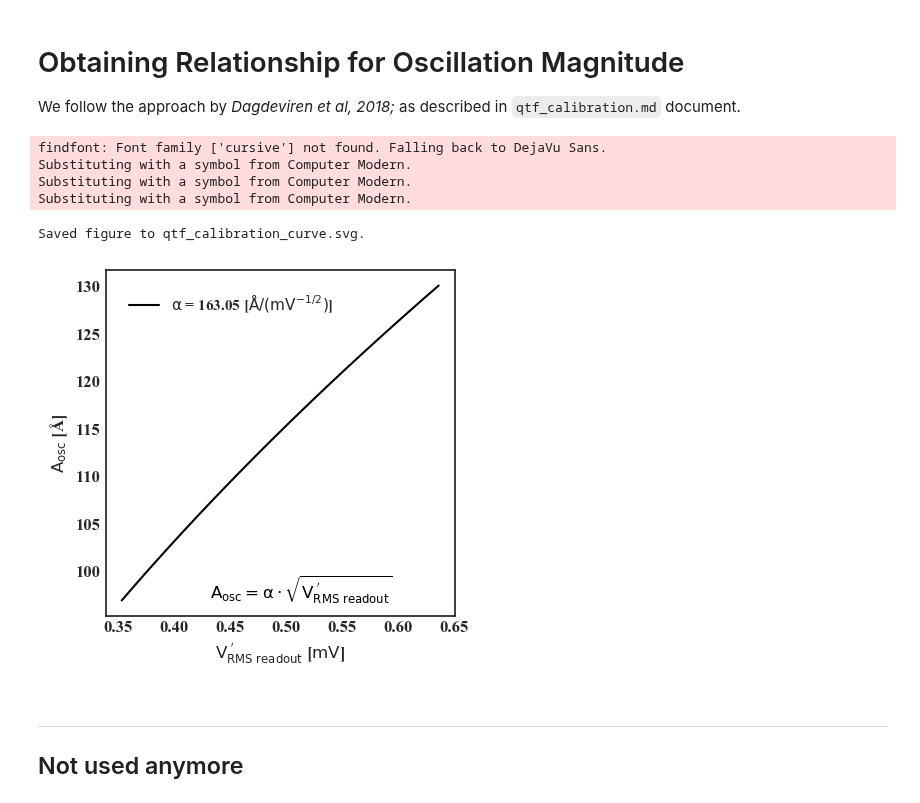
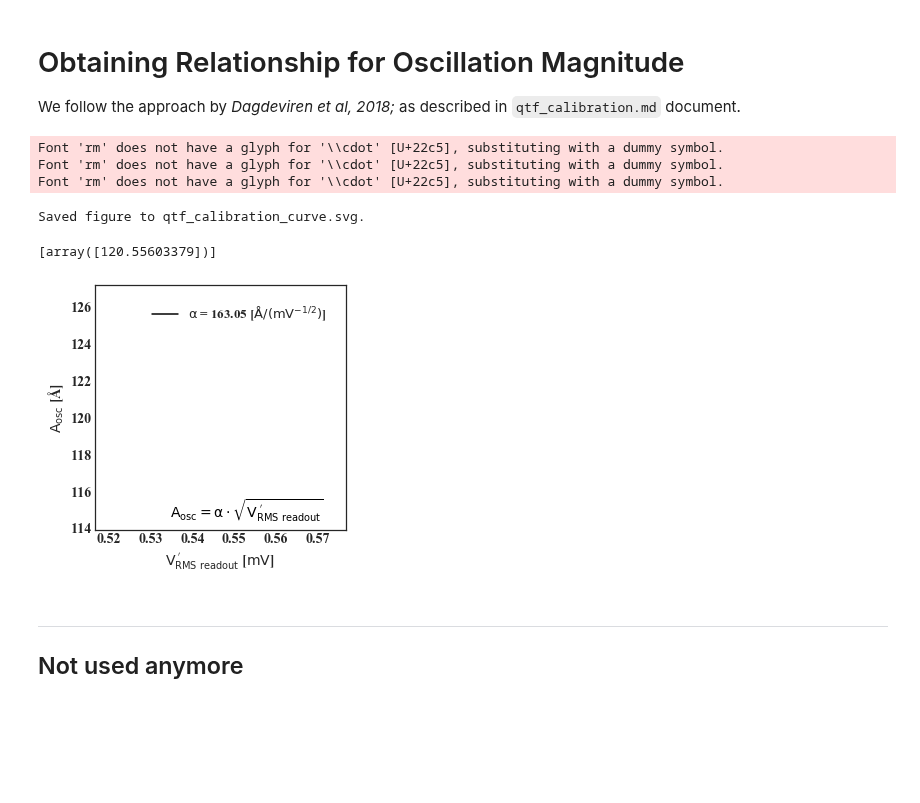
Before and after one commit to martinholub/sicm, a Jupyter notebook: notebooks/qtf_calibration.ipynb, the cells around one changed output. Drawn from its saved outputs; the diff is of its cells as text; code cells hidden in the pictures; blank space fills up the shorter version.

Commit message:
revaluate Aosc at single point

```diff
--- a/notebooks/qtf_calibration.ipynb
+++ b/notebooks/qtf_calibration.ipynb
@@ -195,15 +195,16 @@ def Aosc(V, do_plot = False):
         plots.plot_generic(Xs, Ys, xlab, ylab,
                            legend = legs, text = txt,
                            text_loc = (0.3, 0.05), fname = fname)
+    return Ys
 # %%
-Aosc(V_readout, do_plot = True)
+Aosc(np.asarray([0.7731e-3]), do_plot = True)
 # %% [output]
-findfont: Font family ['cursive'] not found. Falling back to DejaVu Sans.
-Substituting with a symbol from Computer Modern.
-Substituting with a symbol from Computer Modern.
-Substituting with a symbol from Computer Modern.
+Font 'rm' does not have a glyph for '\\cdot' [U+22c5], substituting with a dummy symbol.
+Font 'rm' does not have a glyph for '\\cdot' [U+22c5], substituting with a dummy symbol.
+Font 'rm' does not have a glyph for '\\cdot' [U+22c5], substituting with a dummy symbol.
 Saved figure to qtf_calibration_curve.svg.
+[array([120.55603379])]
-[figure, old version]
+[figure, new version]
 # %% [markdown]
 -------
 ## Not used anymore
```
